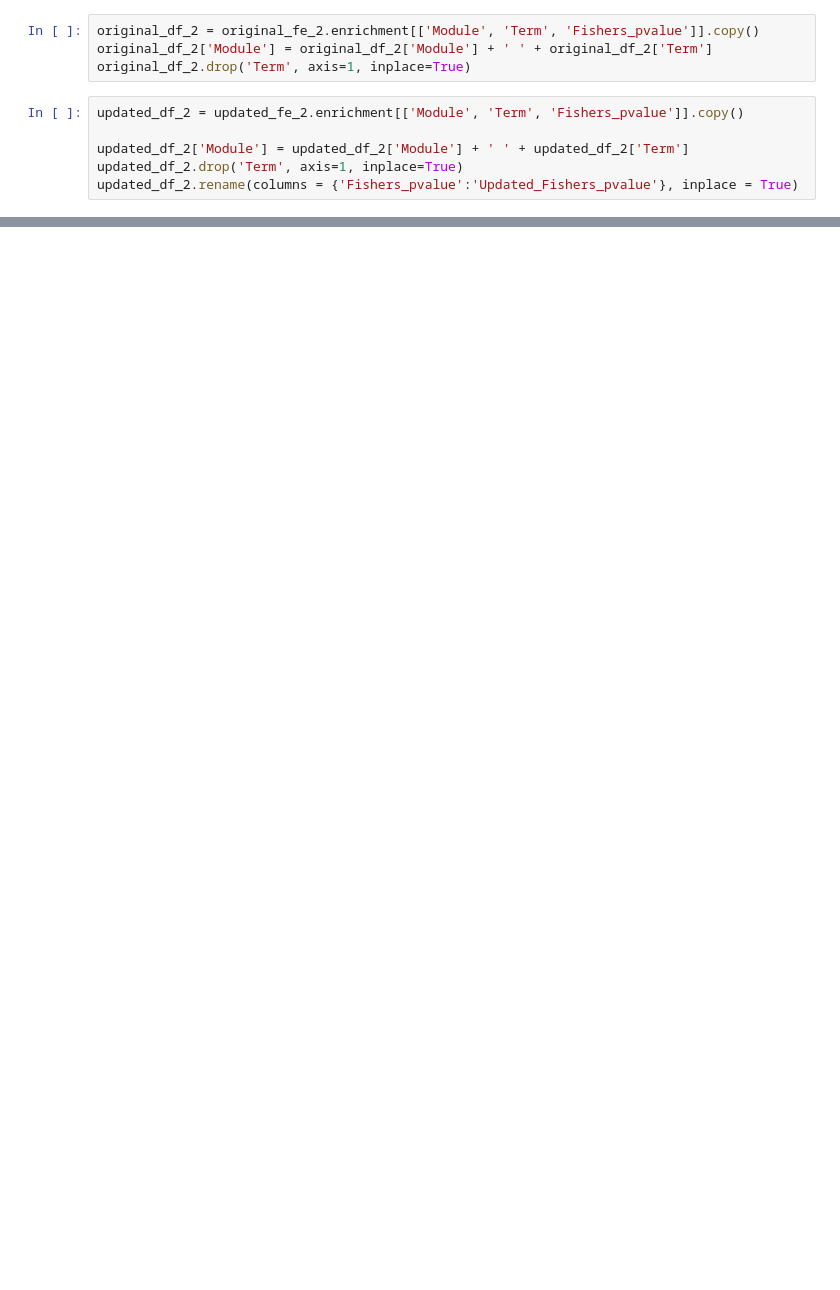
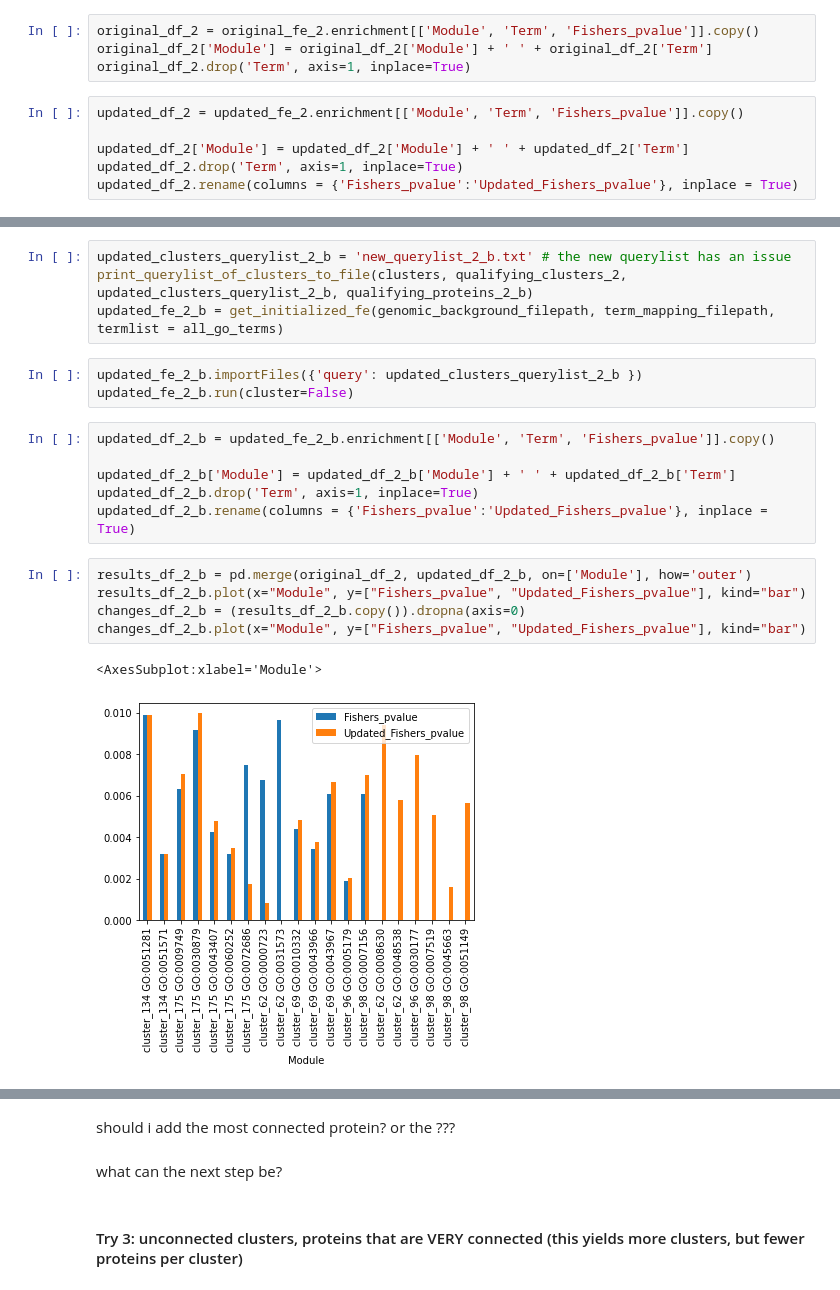
Before and after one commit to chrlatte/ClusteringWithDSD, a Jupyter notebook: src/analysis_notebook.ipynb, the cells around one changed output, grey strips where cells are left out. Cells and saved outputs as stored; diff of their text form; blank space fills up the shorter version.

```diff
--- a/src/analysis_notebook.ipynb
+++ b/src/analysis_notebook.ipynb
@@ -321,0 +287,21 @@ changes_df_2.plot(x="Module", y=["Fishers_pvalue", "Updated_Fishers_pvalue"], ki
+# %%
+updated_clusters_querylist_2_b = 'new_querylist_2_b.txt' # the new querylist has an issue
+print_querylist_of_clusters_to_file(clusters, qualifying_clusters_2, updated_clusters_querylist_2_b, qualifying_proteins_2_b)
+updated_fe_2_b = get_initialized_fe(genomic_background_filepath, term_mapping_filepath, termlist = all_go_terms)
+# %%
+updated_fe_2_b.importFiles({'query': updated_clusters_querylist_2_b })
+updated_fe_2_b.run(cluster=False)
+# %%
+updated_df_2_b = updated_fe_2_b.enrichment[['Module', 'Term', 'Fishers_pvalue']].copy()
+
+updated_df_2_b['Module'] = updated_df_2_b['Module'] + ' ' + updated_df_2_b['Term']
+updated_df_2_b.drop('Term', axis=1, inplace=True)
+updated_df_2_b.rename(columns = {'Fishers_pvalue':'Updated_Fishers_pvalue'}, inplace = True)
+# %%
+results_df_2_b = pd.merge(original_df_2, updated_df_2_b, on=['Module'], how='outer')
+results_df_2_b.plot(x="Module", y=["Fishers_pvalue", "Updated_Fishers_pvalue"], kind="bar")
+changes_df_2_b = (results_df_2_b.copy()).dropna(axis=0)
+changes_df_2_b.plot(x="Module", y=["Fishers_pvalue", "Updated_Fishers_pvalue"], kind="bar")
+# %% [output]
+<AxesSubplot:xlabel='Module'>
+[figure, added]
@@ -321,0 +309,6 @@ changes_df_2.plot(x="Module", y=["Fishers_pvalue", "Updated_Fishers_pvalue"], ki
+# %% [markdown]
+should i add the most connected protein? or the ???
+# %% [markdown]
+what can the next step be?
+# %% [markdown]
+#### Try 3: unconnected clusters, proteins that are VERY connected (this yields more clusters, but fewer proteins per cluster)
```
Also changed, not shown: parts of 34 cells of this notebook, 1 other file.
